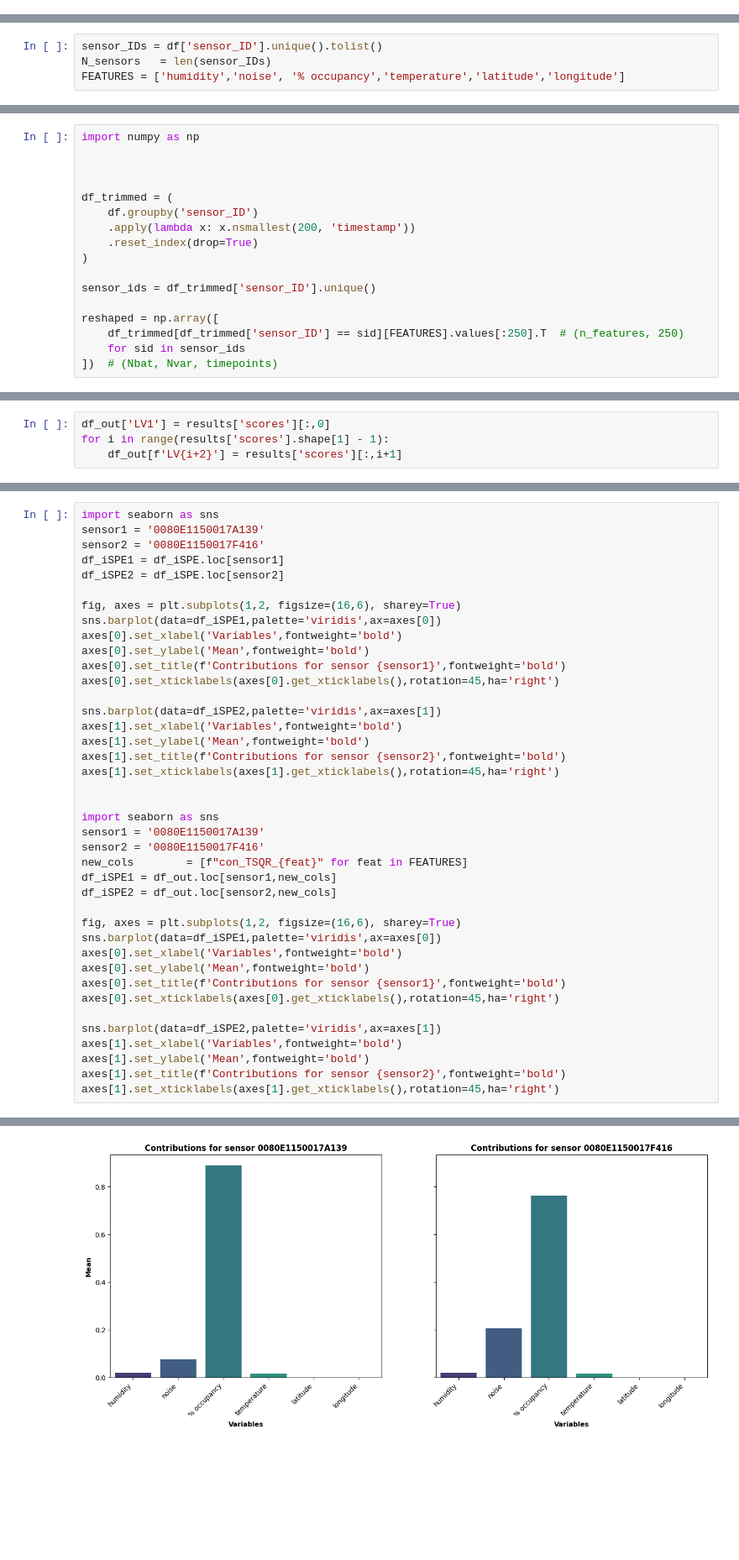
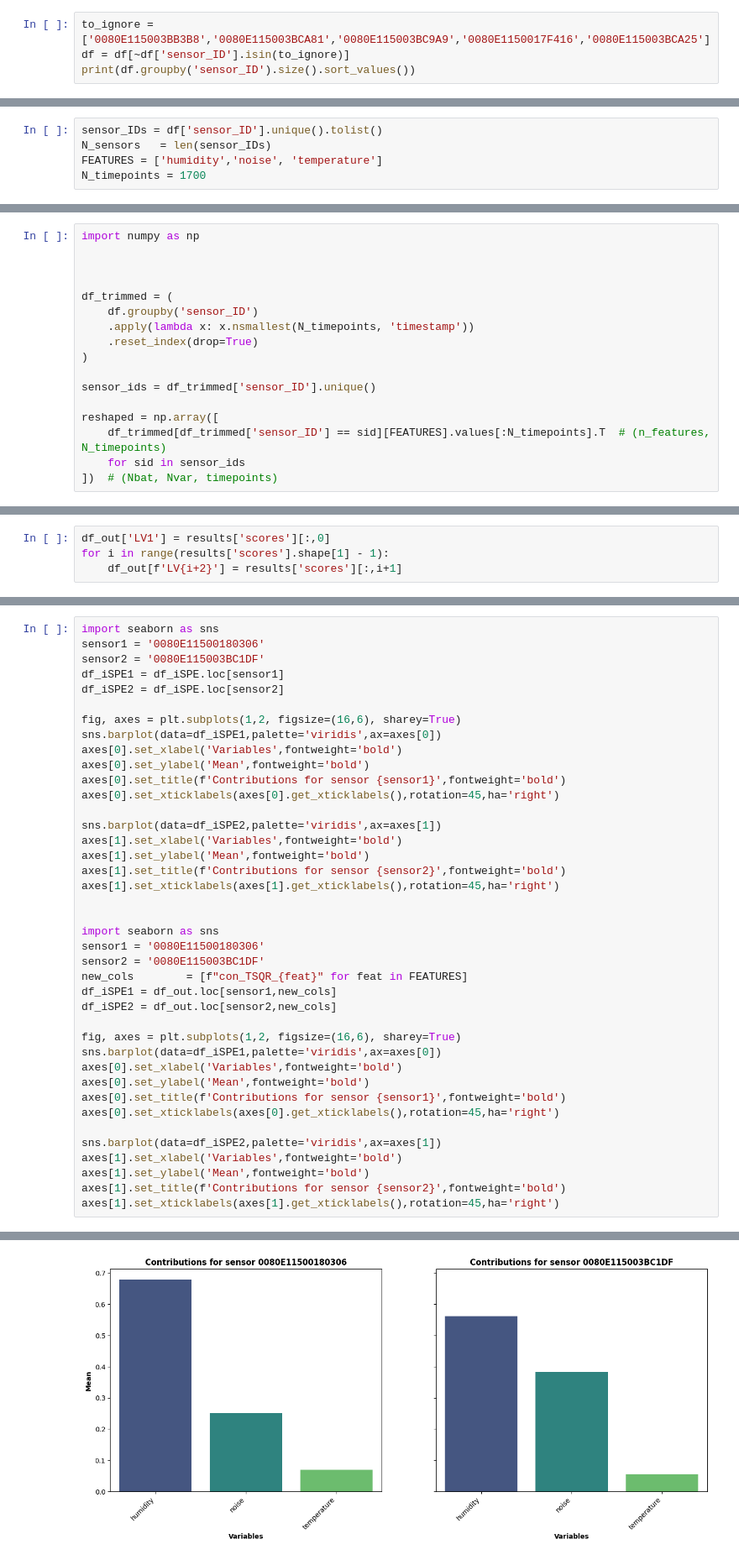
Before and after one commit to tudi72/Sensor_Equivalency_Tucker3, a Jupyter notebook: demo.ipynb, the cells around one changed output, grey strips where cells are left out. Shown at 84% size. Drawn from its saved outputs; the diff is of its cells as text; blank space fills up the shorter version.

```diff
--- a/demo.ipynb
+++ b/demo.ipynb
@@ -46,0 +24,4 @@ dtype: int64
+# %%
+to_ignore = ['0080E115003BB3B8','0080E115003BCA81','0080E115003BC9A9','0080E1150017F416','0080E115003BCA25']
+df = df[~df['sensor_ID'].isin(to_ignore)]
+print(df.groupby('sensor_ID').size().sort_values())
@@ -47,4 +43,5 @@ dtype: int64
 # %%
 sensor_IDs = df['sensor_ID'].unique().tolist()
 N_sensors   = len(sensor_IDs)
-FEATURES = ['humidity','noise', '% occupancy','temperature','latitude','longitude']
+FEATURES = ['humidity','noise', 'temperature']
+N_timepoints = 1700
@@ -64,14 +160,14 @@ import numpy as np
 
 df_trimmed = (
     df.groupby('sensor_ID')
-    .apply(lambda x: x.nsmallest(200, 'timestamp'))
+    .apply(lambda x: x.nsmallest(N_timepoints, 'timestamp'))
     .reset_index(drop=True)
 )
 
 sensor_ids = df_trimmed['sensor_ID'].unique()
 
 reshaped = np.array([
-    df_trimmed[df_trimmed['sensor_ID'] == sid][FEATURES].values[:250].T  # (n_features, 250)
+    df_trimmed[df_trimmed['sensor_ID'] == sid][FEATURES].values[:N_timepoints].T  # (n_features, N_timepoints)
     for sid in sensor_ids
 ])  # (Nbat, Nvar, timepoints)
 # %%
@@ -170,7 +266,7 @@ plt.show()
 # %%
 import seaborn as sns
-sensor1 = '0080E1150017A139'
-sensor2 = '0080E1150017F416'
+sensor1 = '0080E11500180306'
+sensor2 = '0080E115003BC1DF'
 df_iSPE1 = df_iSPE.loc[sensor1]
 df_iSPE2 = df_iSPE.loc[sensor2]
 
@@ -189,8 +285,8 @@ axes[1].set_xticklabels(axes[1].get_xticklabels(),rotation=45,ha='right')
 
 
 import seaborn as sns
-sensor1 = '0080E1150017A139'
-sensor2 = '0080E1150017F416'
+sensor1 = '0080E11500180306'
+sensor2 = '0080E115003BC1DF'
 new_cols        = [f"con_TSQR_{feat}" for feat in FEATURES]
 df_iSPE1 = df_out.loc[sensor1,new_cols]
 df_iSPE2 = df_out.loc[sensor2,new_cols]
@@ -232 +325 @@ Passing `palette` without assigning `hue` is deprecated and will be removed in v
-[figure, old version]
+[figure, new version]
```
Also changed, not shown: parts of 14 cells of this notebook.
